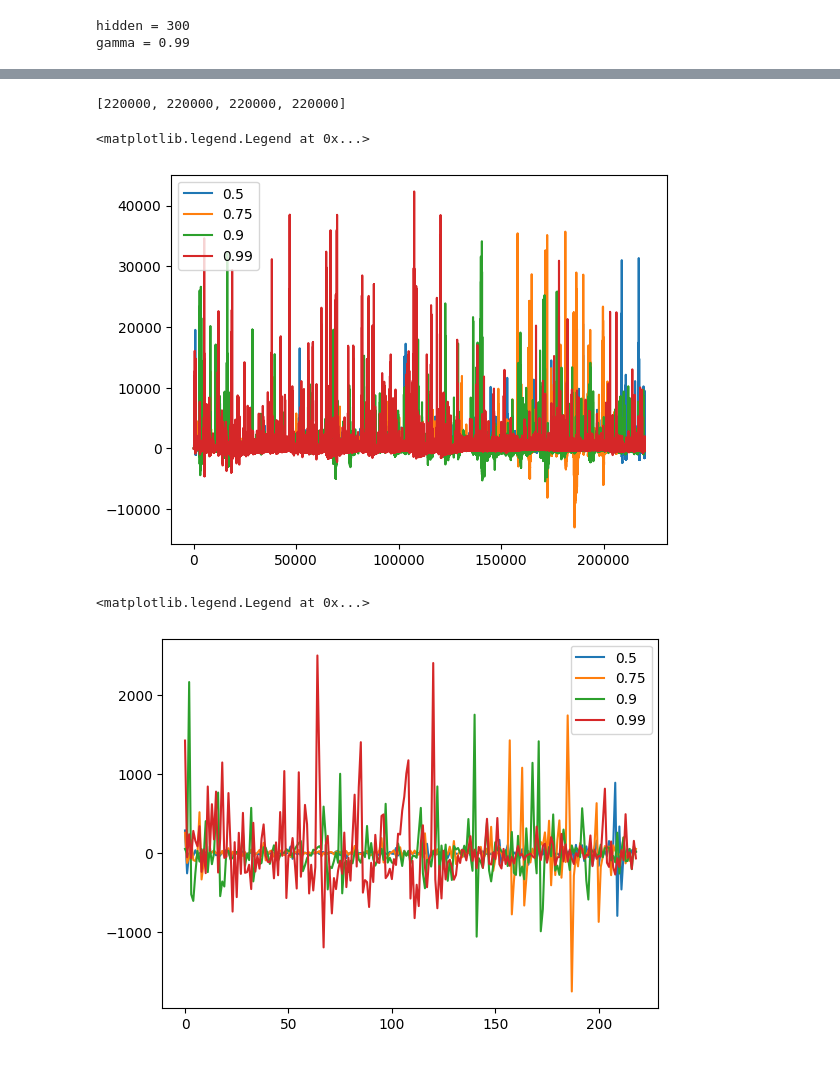
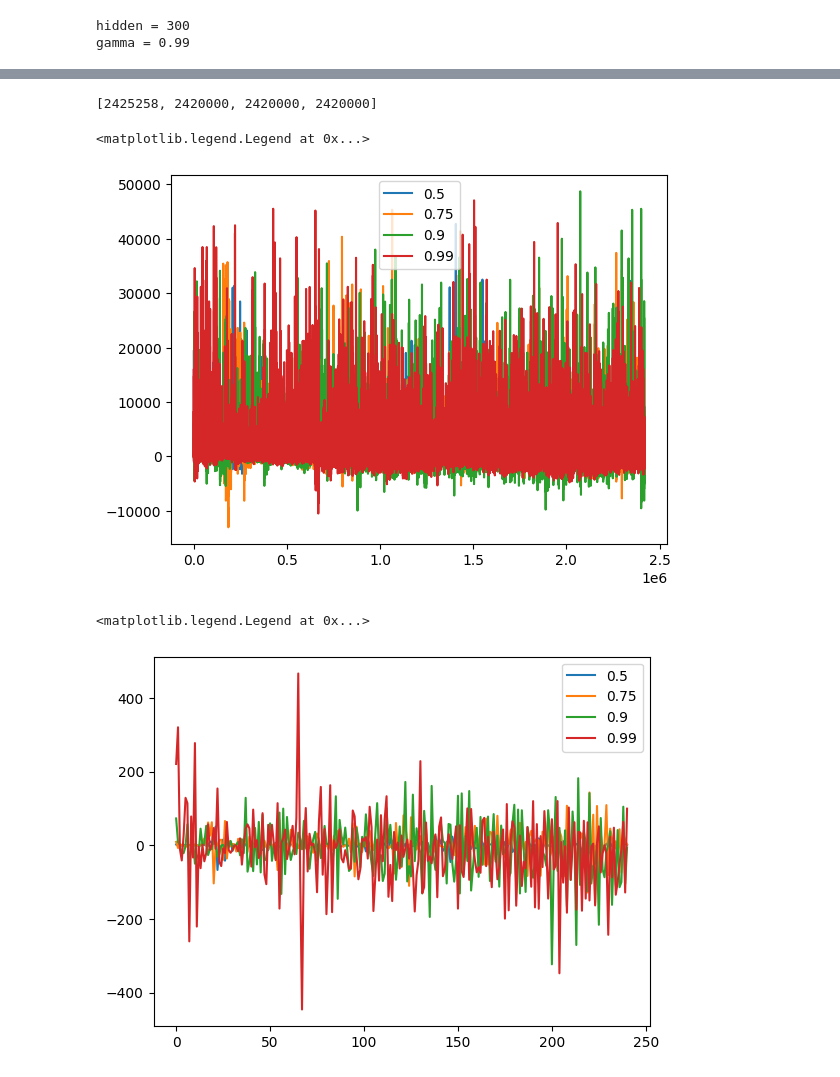
Before and after one commit to na-trium-144/pumila, a Jupyter notebook: notebook/pumila11.ipynb, the cells around one changed output, grey strips where cells are left out. Drawn from its saved outputs; the diff is of its cells as text; code cells hidden in the pictures.

```diff
--- a/notebook/pumila11.ipynb
+++ b/notebook/pumila11.ipynb
@@ -15,10 +15,11 @@ from tqdm.notebook import tqdm
 import random
 import matplotlib.pyplot as plt
 # %%
-def learn(hidden, gamma, it = 100000, max_step = 50):
+def learn(hidden, gamma, it = 100000, max_step = 50, model = None):
     print(f"hidden = {int(hidden)}")
     print(f"gamma = {gamma}")
-    model = pypumila.Pumila11.make_shared(int(hidden), gamma)
+    if model is None:
+        model = pypumila.Pumila11.make_shared(int(hidden), gamma)
     reward = []
     score = []
     # ih = []
@@ -60,3 +61,9 @@ hidden = 300
 gamma = 0.9
 hidden = 300
 gamma = 0.99
+# %%
+for i, gamma in enumerate([0.5, 0.75, 0.9, 0.99]):
+    model, reward, score = learn(300, gamma, 100000, 100, models[i])
+    models[i] = model
+    rewards[i] += reward
+    scores[i] += score
@@ -63,21 +79,21 @@ gamma = 0.99
 # %%
 [len(m.diff_history) for m in models]
 # %% [output]
-[220000, 220000, 220000, 220000]
+[2425258, 2420000, 2420000, 2420000]
 # %%
 l = min(len(m.diff_history) for m in models)
 plt.plot(np.array([m.diff_history[:l] for m in models]).T, label=[0.5, 0.75, 0.9, 0.99])
 plt.legend()
 # %% [output]
 <matplotlib.legend.Legend at 0x...>
-[figure, old version]
+[figure, new version]
 # %%
 ar = np.array([m.diff_history[:l] for m in models])
-plt.plot(np.array([[np.average(ar[j, i:i+1000]) for i in range(0, l-1000, 1000)] for j in range(len(models))]).T, label=[0.5, 0.75, 0.9, 0.99])
+plt.plot(np.array([[np.average(ar[j, i:i+10000]) for i in range(0, l-10000, 10000)] for j in range(len(models))]).T, label=[0.5, 0.75, 0.9, 0.99])
 plt.legend()
 # %% [output]
 <matplotlib.legend.Legend at 0x...>
-[figure, old version]
+[figure, new version]
 # %%
 # plt.plot(np.array(rewards).T, label=[0.5, 0.75, 0.9, 0.99])
 # plt.legend()
```
Also changed, not shown: parts of 3 cells of this notebook.
